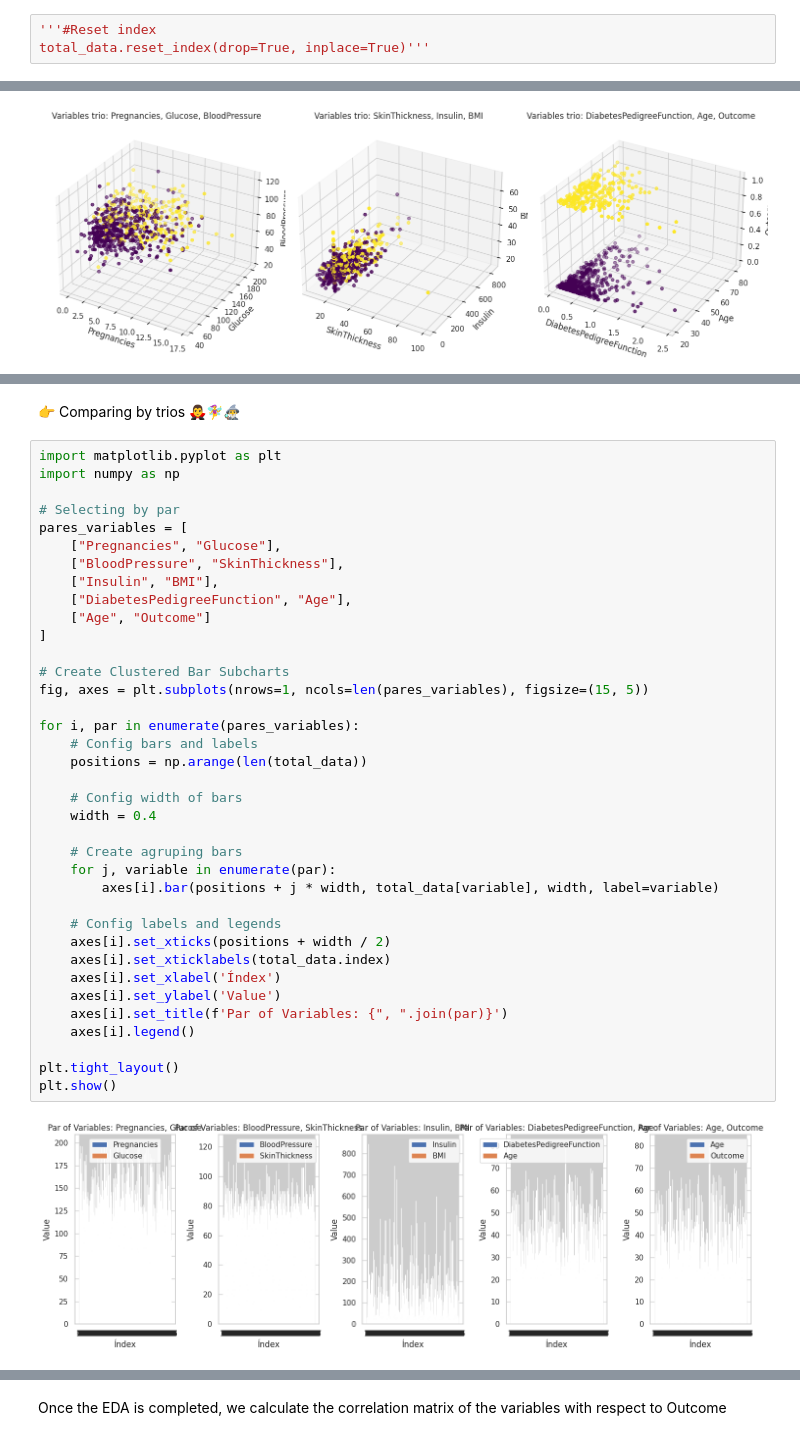
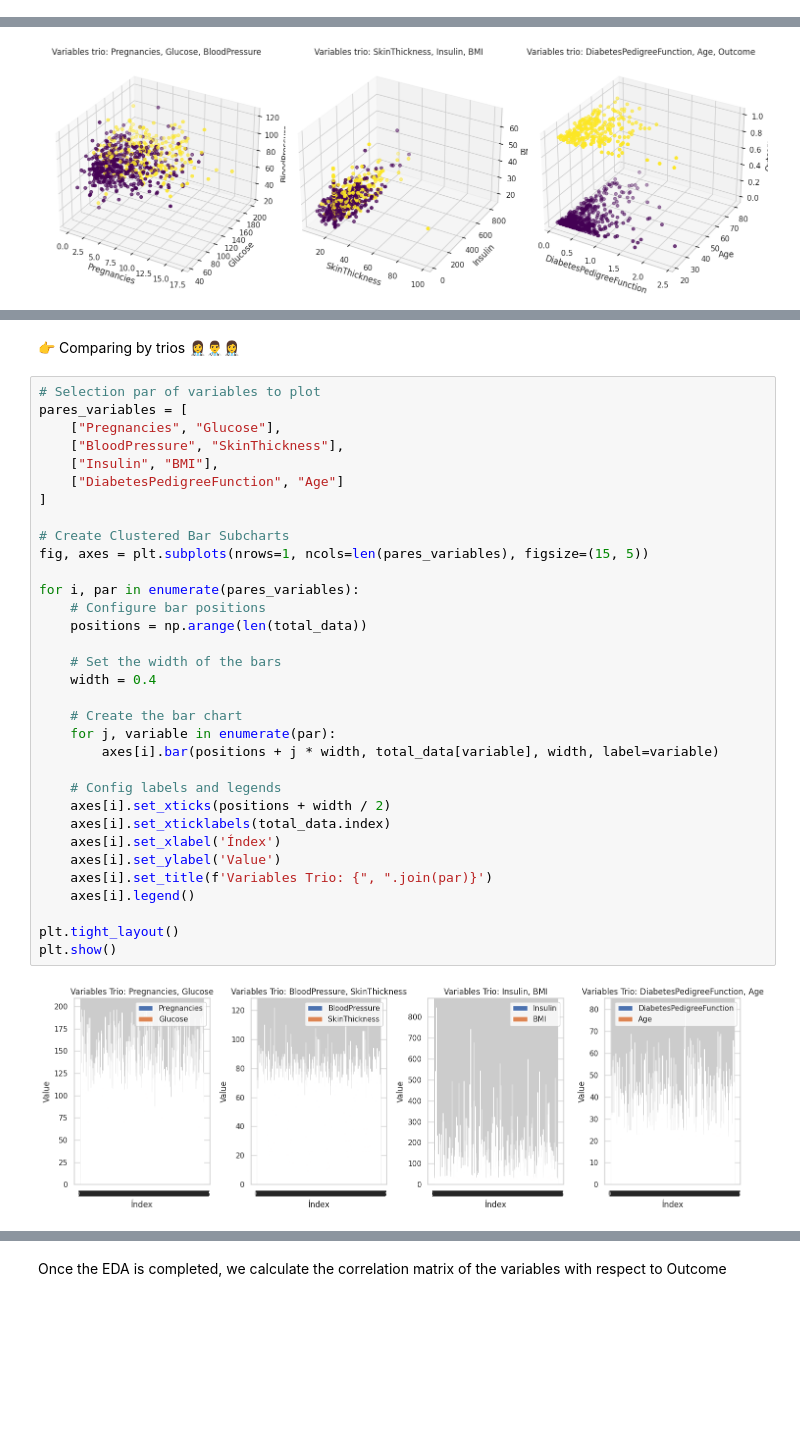
Before and after one commit to Munchkinland/Decision-Tree, a Jupyter notebook: src/explore.ipynb, the cells around one changed output, grey strips where cells are left out. Saved outputs shown, nothing was run; the diff lists cells and outputs as text; blank space fills up the shorter version.

```diff
--- a/src/explore.ipynb
+++ b/src/explore.ipynb
@@ -155,9 +134,6 @@ print(total_data.duplicated().sum())
 0
 # %% [markdown]
 No duplicates found there
-# %%
-'''#Reset index
-total_data.reset_index(drop=True, inplace=True)'''
 # %% [markdown]
 🚀 Descriptive data analysis
 # %%
@@ -337,41 +349,37 @@ plt.show()
 # %% [markdown]
-👉 Comparing by trios 🧛‍♂️🧚‍♀️🧙‍♂️
+👉 Comparing by trios 👩‍⚕️👨‍⚕️👩‍⚕️
 # %%
-import matplotlib.pyplot as plt
-import numpy as np
-
-# Selecting by par
+# Selection par of variables to plot
 pares_variables = [
     ["Pregnancies", "Glucose"],
     ["BloodPressure", "SkinThickness"],
     ["Insulin", "BMI"],
-    ["DiabetesPedigreeFunction", "Age"],
-    ["Age", "Outcome"]
+    ["DiabetesPedigreeFunction", "Age"]
 ]
 
 # Create Clustered Bar Subcharts
 fig, axes = plt.subplots(nrows=1, ncols=len(pares_variables), figsize=(15, 5))
 
 for i, par in enumerate(pares_variables):
-    # Config bars and labels
+    # Configure bar positions
     positions = np.arange(len(total_data))
 
-    # Config width of bars
+    # Set the width of the bars
     width = 0.4
 
-    # Create agruping bars
+    # Create the bar chart
     for j, variable in enumerate(par):
         axes[i].bar(positions + j * width, total_data[variable], width, label=variable)
 
     # Config labels and legends
     axes[i].set_xticks(positions + width / 2)
     axes[i].set_xticklabels(total_data.index)
     axes[i].set_xlabel('Índex')
     axes[i].set_ylabel('Value')
-    axes[i].set_title(f'Par of Variables: {", ".join(par)}')
+    axes[i].set_title(f'Variables Trio: {", ".join(par)}')
     axes[i].legend()
 
 plt.tight_layout()
 plt.show()
 # %% [output]
-[figure, old version]
+[figure, new version]
```
Also changed, not shown: parts of 89 cells of this notebook, 13 other files.
